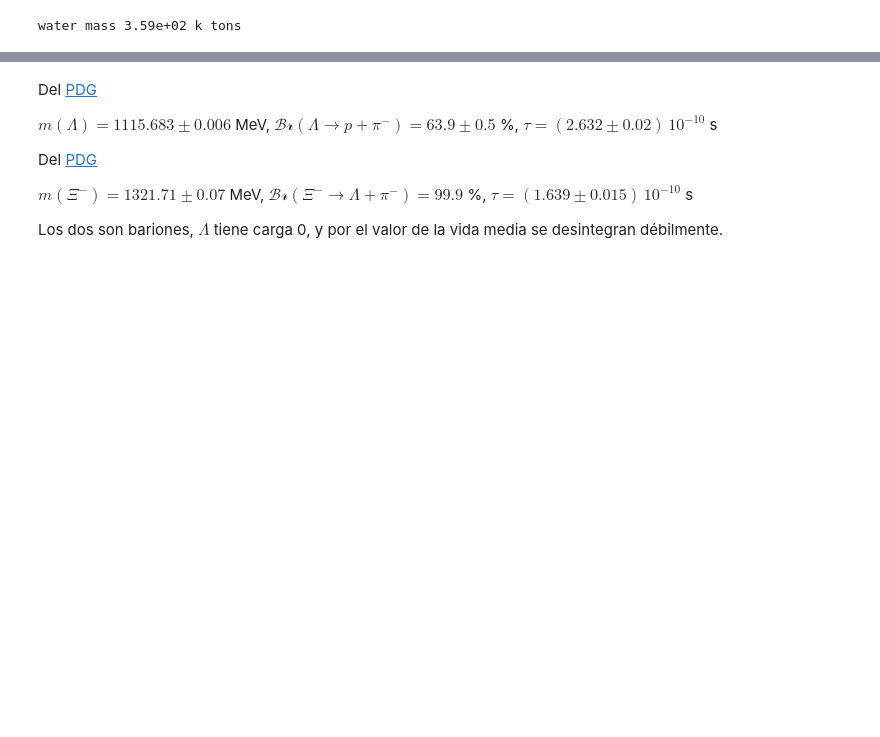
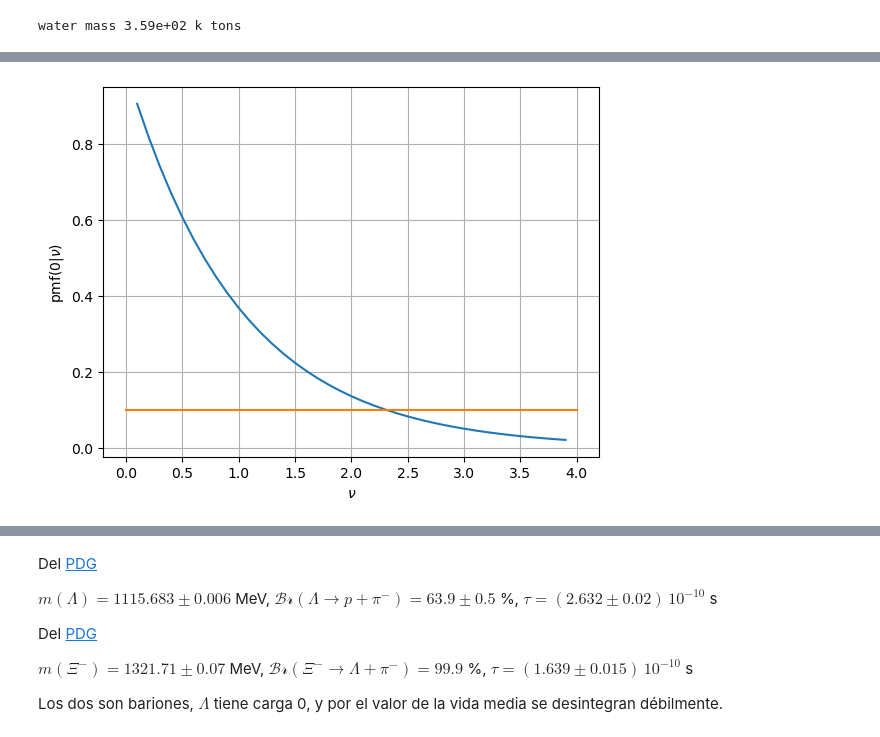
Before and after one commit to jahernando/USC-FNyP, a Jupyter notebook: _sources/notebooks/problemas-prel.ipynb, the cells around one changed output, grey strips where cells are left out. Saved outputs shown, nothing was run; the diff lists cells and outputs as text; code cells hidden in the pictures; blank space fills up the shorter version.

```diff
--- a/_sources/notebooks/problemas-prel.ipynb
+++ b/_sources/notebooks/problemas-prel.ipynb
@@ -552,0 +152,6 @@ Sean $\Lambda \to p + \pi^-$ y $\Xi^- \to \Lambda + \pi^-$. ¿Cuál es la carga
+# %%
+nus = np.arange(0.1, 4, 0.1)
+plt.plot(nus, poisson.pmf(0, nus)); plt.grid(); plt.plot((0, 4), (0.1, 0.1))
+plt.xlabel(r'$\nu$'); plt.ylabel(r'pmf$(0 | \nu)$');
+# %% [output]
+[figure, added]
```
Also changed, not shown: parts of 136 cells of this notebook, 29 other files.
